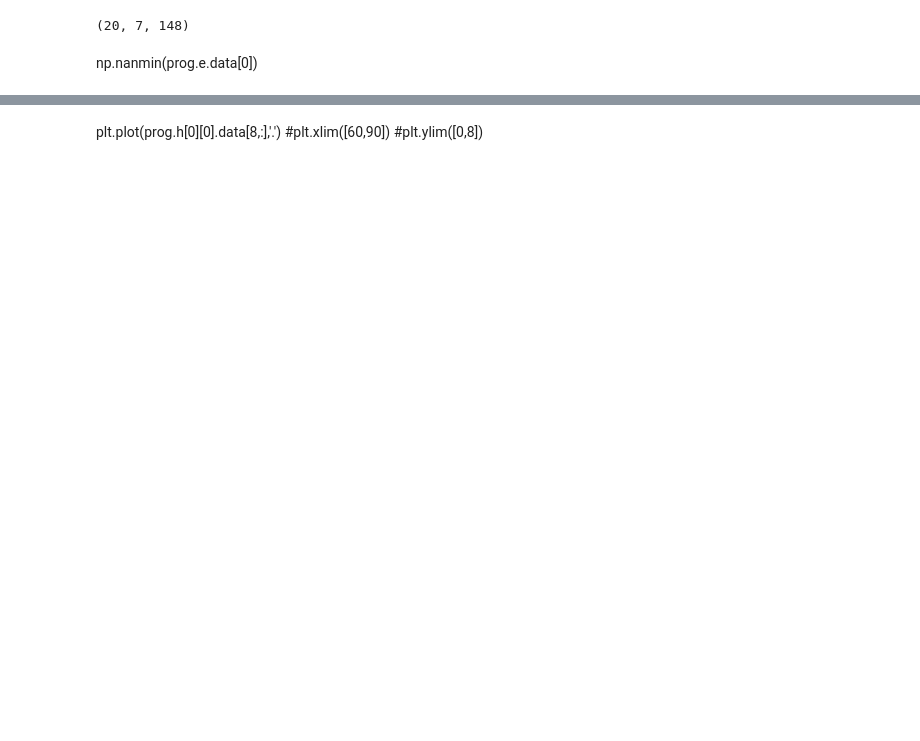
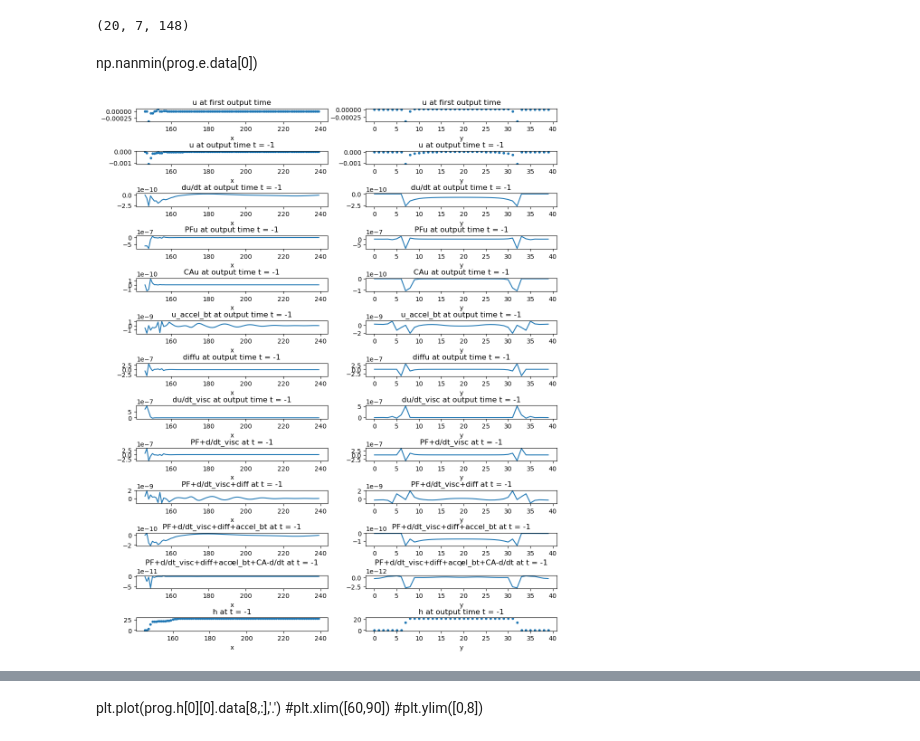
Before and after one commit to yungcm/MOM6-examples, a Jupyter notebook: ocean_only/seamount/isomip_masked/isomip_masked.ipynb, the cells around one changed output, grey strips where cells are left out. Saved outputs shown, nothing was run; the diff lists cells and outputs as text; code cells hidden in the pictures; blank space fills up the shorter version.

```diff
--- a/ocean_only/seamount/isomip_masked/isomip_masked.ipynb
+++ b/ocean_only/seamount/isomip_masked/isomip_masked.ipynb
@@ -295,7 +295,7 @@ np.nanmin(prog.e.data[0])
 mo = xr.open_dataset(di + '/mom.nc')
 fig,axes = plt.subplots(nrows =13, ncols = 2, figsize = (12,15))
 
-tt=-1; zz=19; yy=32; xx=145
+tt=-1; zz=20; yy=7; xx=148
 showU = True
 if (showU):
     u_or_v = "u"; prog_field = prog.u;
@@ -387,33 +387,35 @@ axes[9,1].set_title("{} at t = {}".format("PF+d/dt_visc+diff", tt))
 axes[10,0].plot(mo_field2[tt][zz].data[yy,:]+mo_field6[tt][zz].data[yy,:]
               +mo_field5[tt][zz].data[yy,:]+mo_field4[tt].data[yy,:])
 #axes[10,0].vlines(xx, 0, 0.2, linestyles='dashed', colors='C2')
 axes[10,0].set_xlabel("x")
 axes[10,0].set_title("{} at t = {}".format("PF+d/dt_visc+diff+accel_bt",tt))
 axes[10,1].plot(mo_field2[tt][zz].data[:,xx]+mo_field6[tt][zz].data[:,xx]
               +mo_field5[tt][zz].data[:,xx]+mo_field4[tt].data[:,xx])
 axes[10,1].set_xlabel("y")
 axes[10,1].set_title("{} at t = {}".format("PF+d/dt_visc+diff+accel_bt", tt))
 axes[11,0].plot(mo_field2[tt][zz].data[yy,:]+mo_field6[tt][zz].data[yy,:]
               +mo_field5[tt][zz].data[yy,:]+mo_field4[tt].data[yy,:]
                +mo_field3[tt][zz].data[yy,:]-mo_field1[tt][zz].data[yy,:])
 #axes[11,0].vlines(xx, 0, 0.2, linestyles='dashed', colors='C2')
 axes[11,0].set_xlabel("x")
 axes[11,0].set_title("{} at t = {}".format("PF+d/dt_visc+diff+accel_bt+CA-d/dt",tt))
 axes[11,1].plot(mo_field2[tt][zz].data[:,xx]+mo_field6[tt][zz].data[:,xx]
               +mo_field5[tt][zz].data[:,xx]+mo_field4[tt].data[:,xx]
                +mo_field3[tt][zz].data[:,xx]-mo_field1[tt][zz].data[:,xx])
 axes[11,1].set_xlabel("y")
 axes[11,1].set_title("{} at t = {}".format("PF+d/dt_visc+diff+accel_bt+CA-d/dt", tt))
 axes[12,0].plot(prog.h[tt][zz].data[yy,:],'.')
 axes[12,0].set_xlabel("x")
 axes[12,0].set_title("h at t = {}".format(tt))
 axes[12,1].plot(prog.h[tt][zz].data[:,xx],'.',)
 axes[12,1].set_xlabel("y")
 axes[12,1].set_title("h at output time t = {}".format(tt))
 
 plt.subplots_adjust(wspace = 0.2, hspace = 2.2)
 
 mo.close()
+# %% [output]
+[figure, added]
 # %%
 fc = xr.open_dataset(di + '/forcing.nc')
 
```
Also changed, not shown: parts of 39 cells of this notebook, 43 other files.
